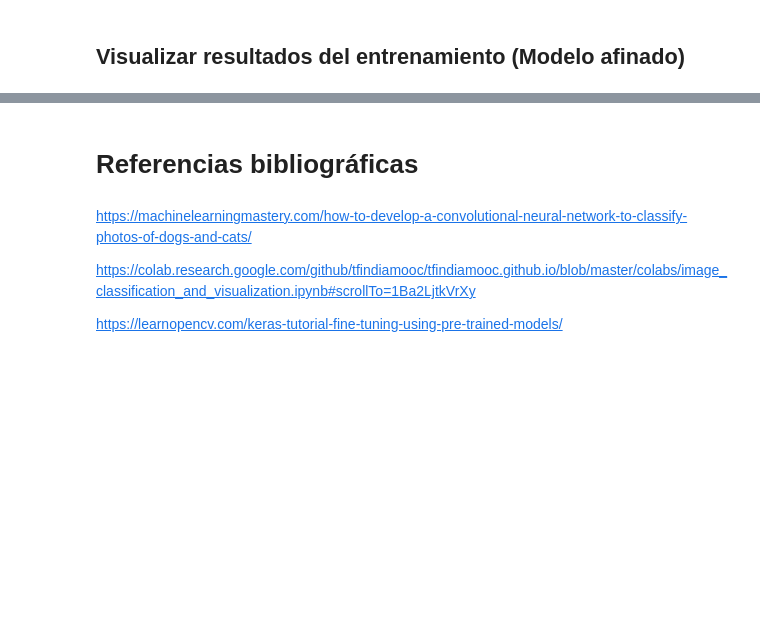
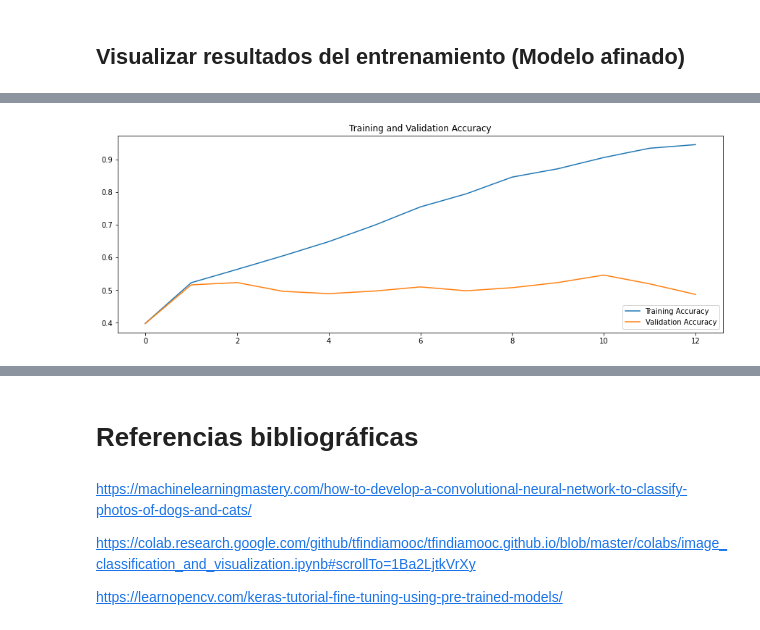
Before and after one commit to juadaves91/supresion-ruido-artefactos-imr, a Jupyter notebook: ELT/3. red_neuronal_cnn_deteccion_alzheimer_VGG16.ipynb, the cells around one changed output, grey strips where cells are left out. Saved outputs shown, nothing was run; the diff lists cells and outputs as text; code cells hidden in the pictures; blank space fills up the shorter version.

```diff
--- a/ELT/3. red_neuronal_cnn_deteccion_alzheimer_VGG16.ipynb
+++ b/ELT/3. red_neuronal_cnn_deteccion_alzheimer_VGG16.ipynb
@@ -391,7 +441,7 @@ def add_top(base):
     x = base.output
 
     # Capa de grupo de promedio global
-    x = GlobalAveragePooling2D()(x)
+    #x = GlobalAveragePooling2D()(x)
 
     x = tensorflow.keras.layers.Dense(64, activation='relu')(x)
     x = tensorflow.keras.layers.Dropout(0.2)(x)
@@ -427,7 +477,7 @@ def setup_model(model, trainable):
 # capa superior más el bloque 13 y 14 de Xception
 with tensorflow.device('DML'):
     IMG_SHAPE = (224, 224, 3)
-    ngg16_model = tf.keras.applications.vgg16.VGG16(input_shape=IMG_SHAPE,
+    ngg16_model = tensorflow.keras.applications.vgg16.VGG16(input_shape=IMG_SHAPE,
                                                          include_top=False,
                                                          weights='imagenet',
                                                          pooling='avg')
@@ -481,18 +576,20 @@ print(val_loss)
 # %%
 acc = model.history.history['acc']
 val_acc = model.history.history['val_acc']
 
 loss = model.history.history['loss']
 val_loss = model.history.history['val_loss']
 
-epochs_range = range(epochs_ft)
+epochs_range = range(13)
 
 plt.figure(figsize=(15, 5))
 plt.plot(epochs_range, acc, label='Training Accuracy')
 plt.plot(epochs_range, val_acc, label='Validation Accuracy')
 plt.legend(loc='lower right')
 plt.title('Training and Validation Accuracy')
 plt.show()
+# %% [output]
+[figure, added]
 # %%
 plt.figure(figsize=(15, 5))
 plt.plot(epochs_range, loss, label='Training Loss')
```
Also changed, not shown: parts of 24 cells of this notebook.
